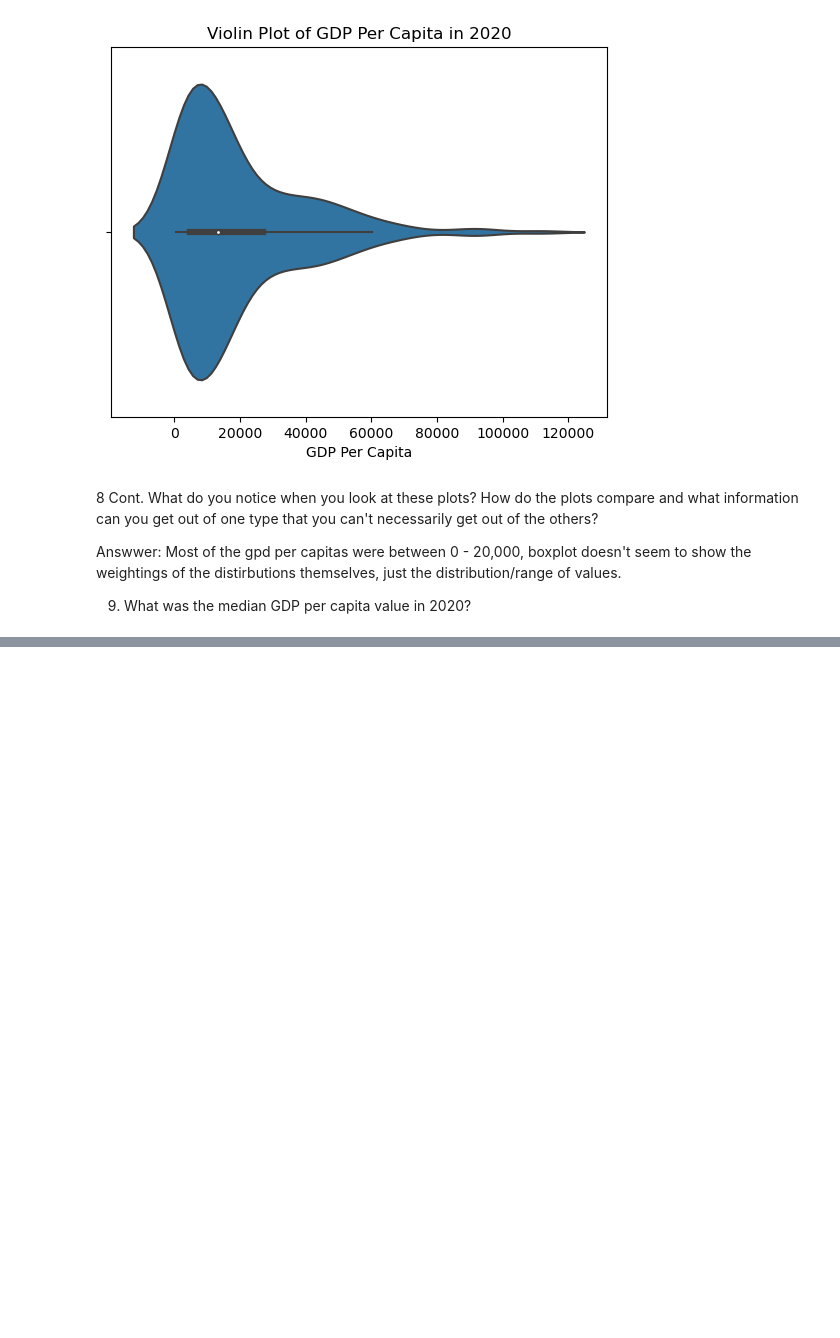
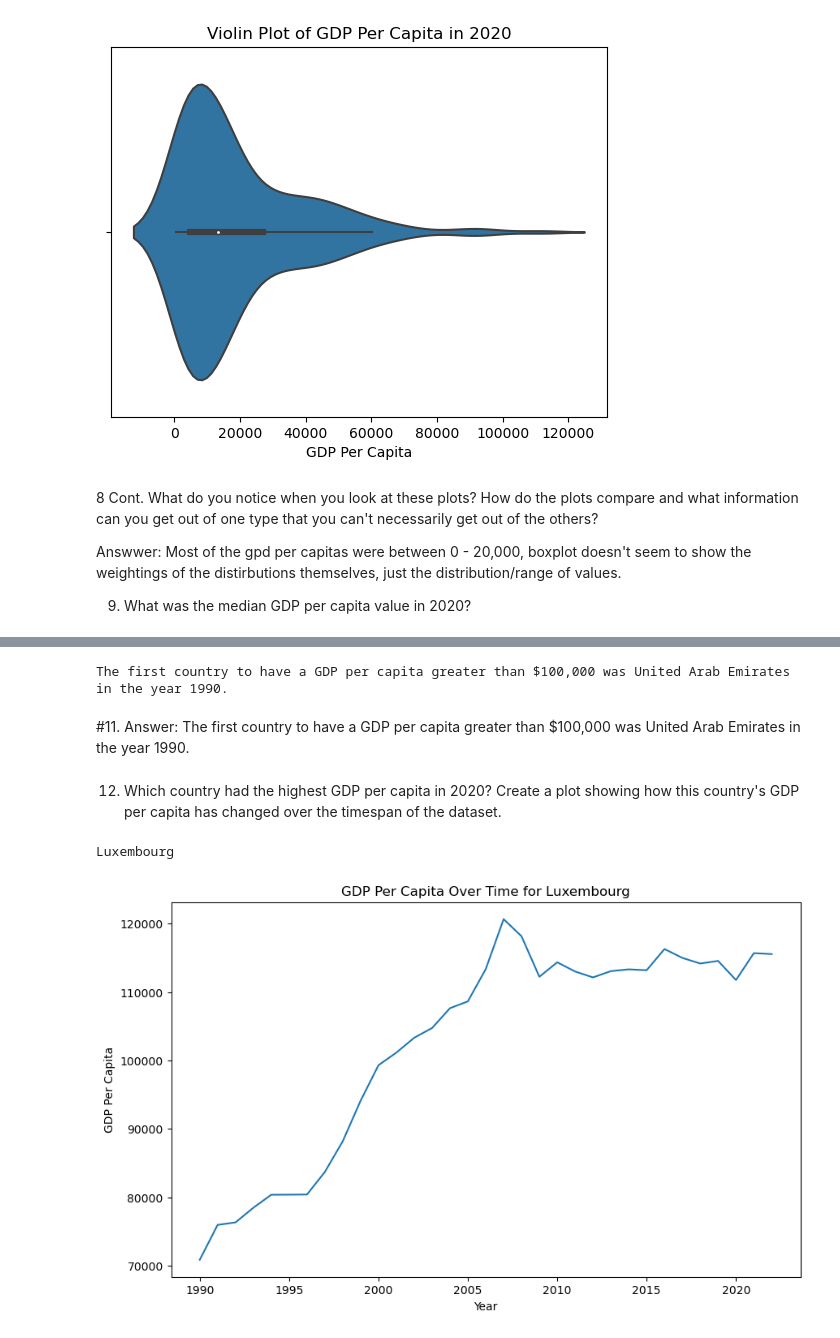
Before and after one commit to NSS-Data-Analytics-Cohort-10/gdp-and-internet-usage-seanmalley1, a Jupyter notebook: notebooks/un_data.ipynb, the cells around one changed output, grey strips where cells are left out. Saved outputs shown, nothing was run; the diff lists cells and outputs as text; code cells hidden in the pictures; blank space fills up the shorter version.

```diff
--- a/notebooks/un_data.ipynb
+++ b/notebooks/un_data.ipynb
@@ -299,0 +300,40 @@ Answer: The scatterplot alone was not super clear or easy to be able to tell the
+# %%
+
+#11
+
+# Filter for countries with a GDP per capita of greater than 100,000
+filtered_100000 = gdp_df[gdp_df['GDP_Per_Capita'] > 100000]
+
+# Sort the dataframe by year
+sorted_by_year = filtered_100000.sort_values(by='Year')
+
+# Who was first to 100,000?
+first_country_greater = sorted_by_year.iloc[0]
+
+print(f"The first country to have a GDP per capita greater than $100,000 was {first_country_greater['Country']} in the year {first_country_greater['Year']}.")
+# %% [output]
+The first country to have a GDP per capita greater than $100,000 was United Arab Emirates in the year 1990.
+# %% [markdown]
+#11. Answer: The first country to have a GDP per capita greater than $100,000 was United Arab Emirates in the year 1990.
+# %% [markdown]
+12. Which country had the highest GDP per capita in 2020? Create a plot showing how this country's GDP per capita has changed over the timespan of the dataset.
+# %%
+#12
+# Which country had the highest gdp in 2020?
+gdp_2020 = gdp_df[gdp_df['Year'] == 2020]
+highest_gdp_country = gdp_2020[gdp_2020['GDP_Per_Capita'] == gdp_2020['GDP_Per_Capita'].max()].iloc[0]['Country']
+print(highest_gdp_country)
+#Need to Extract Data for luxemborg
+country_data = gdp_df[gdp_df['Country'] == highest_gdp_country]
+
+# Making the plot
+plt.figure(figsize=(10, 6))
+sns.lineplot(x='Year', y='GDP_Per_Capita', data=country_data)
+plt.title(f'GDP Per Capita Over Time for {highest_gdp_country}')
+plt.xlabel('Year')
+plt.ylabel('GDP Per Capita')
+plt.show()
+# Answer: Luxembourg
+# %% [output]
+Luxembourg
+[figure, added]
```
Also changed, not shown: parts of 20 cells of this notebook.
